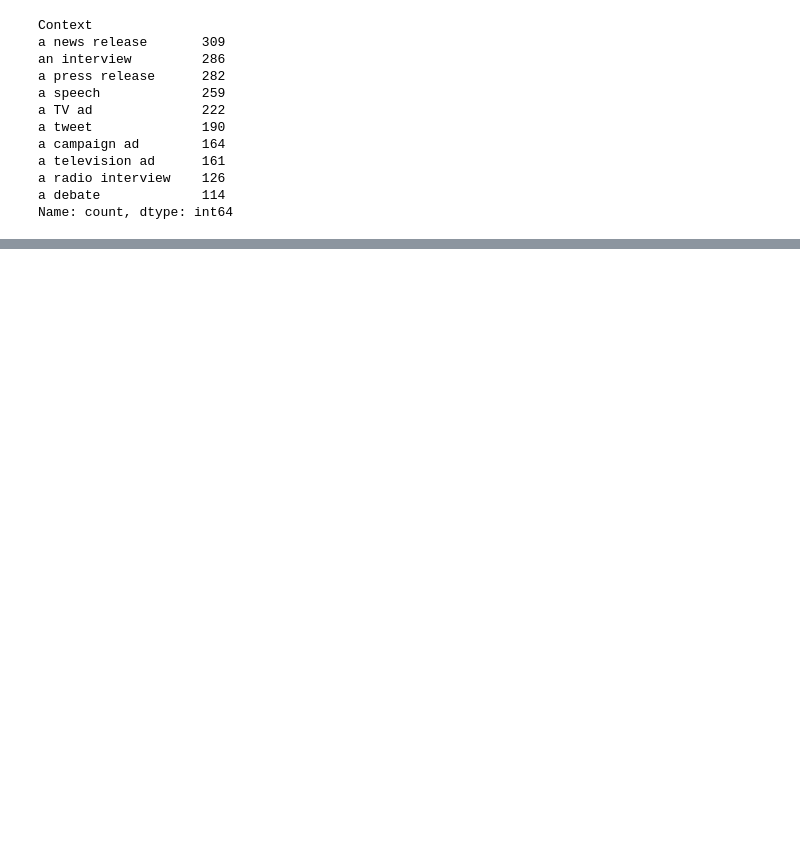
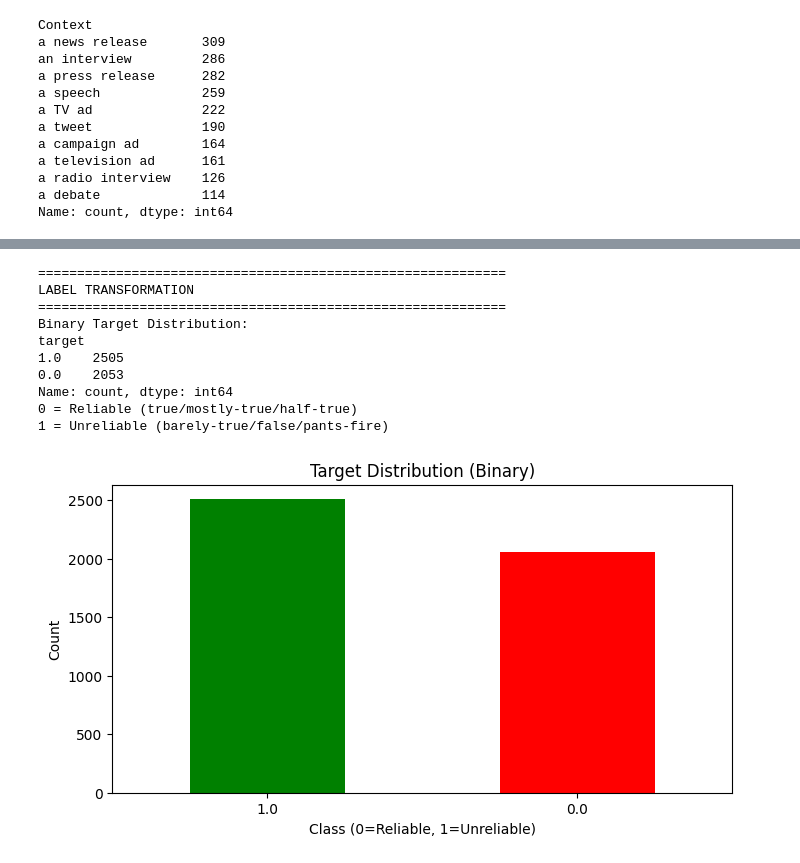
Before and after one commit to medamirZ/Fake-news-detection-, a Jupyter notebook: last.ipynb, the cells around one changed output, grey strips where cells are left out. Saved outputs shown, nothing was run; the diff lists cells and outputs as text; code cells hidden in the pictures; blank space fills up the shorter version.

```diff
--- a/Untitled.ipynb
+++ b/last.ipynb
@@ -523,0 +644,2 @@ merged_df.loc[filt_context, 'Context'] = '<MISSING>'
+# %%
+merged_df['Speaker Job Category'] = merged_df['Speaker Job Title'].apply(normalize_title)
@@ -523,0 +859,3 @@ merged_df.loc[filt_context, 'Context'] = '<MISSING>'
+# %%
+#Since State info isnt considered as an important feature for our case then we'll replace NaN values with Unkown .
+merged_df.fillna({'State Info':'Unknown'},inplace = True)
@@ -523,0 +1021,7 @@ merged_df.loc[filt_context, 'Context'] = '<MISSING>'
+# %%
+#handling party affiliation outliers
+#all other values with a count <15 will be treated as other
+party_counts = merged_df['Party Affiliation'].value_counts()
+filt_to_go = merged_df['Party Affiliation'].map(party_counts) < 49
+merged_df.loc[filt_to_go,'Party Affiliation'] = 'other'
+merged_df['Party Affiliation'].value_counts()
@@ -523,0 +1077,5 @@ merged_df.loc[filt_context, 'Context'] = '<MISSING>'
+# %%
+# Convert to binary classification (Reliable vs Unreliable)
+merged_df['target'] = merged_df['Label'].apply(
+    lambda x: 0 if x in ['true', 'mostly-true', 'half-true'] else 1
+)
@@ -523,0 +1093,48 @@ merged_df.loc[filt_context, 'Context'] = '<MISSING>'
+# %%
+# 2. LABEL TRANSFORMATION - OPTIMIZED
+# ===================================================
+print("\n" + "="*60)
+print("LABEL TRANSFORMATION")
+print("="*60)
+
+# Create binary classification (Recommended for fake news detection)
+# 0 = Reliable/True, 1 = Unreliable/False
+label_map = {
+    'true': 0, 'mostly-true': 0, 'half-true': 0,
+    'barely-true': 1, 'false': 1, 'pants-fire': 1
+}
+
+merged_df['target'] = merged_df['Label'].map(label_map)
+
+# Alternative: Multi-class encoding (if needed)
+merged_df['label_multi'] = merged_df['Label'].map({
+    'true': 0, 'mostly-true': 1, 'half-true': 2,
+    'barely-true': 3, 'false': 4, 'pants-fire': 5
+})
+
+# Display distribution
+print("Binary Target Distribution:")
+print(merged_df['target'].value_counts())
+print(f"0 = Reliable (true/mostly-true/half-true)")
+print(f"1 = Unreliable (barely-true/false/pants-fire)")
+
+# Visualization
+plt.figure(figsize=(8, 4))
+merged_df['target'].value_counts().plot(kind='bar', color=['green', 'red'])
+plt.title('Target Distribution (Binary)')
+plt.xlabel('Class (0=Reliable, 1=Unreliable)')
+plt.ylabel('Count')
+plt.xticks(rotation=0)
+plt.show()
+# %% [output]
+============================================================
+LABEL TRANSFORMATION
+============================================================
+Binary Target Distribution:
+target
+1.0    2505
+0.0    2053
+Name: count, dtype: int64
+0 = Reliable (true/mostly-true/half-true)
+1 = Unreliable (barely-true/false/pants-fire)
+[figure, added]
```
Also changed, not shown: parts of 37 cells of this notebook, 3 other files.
